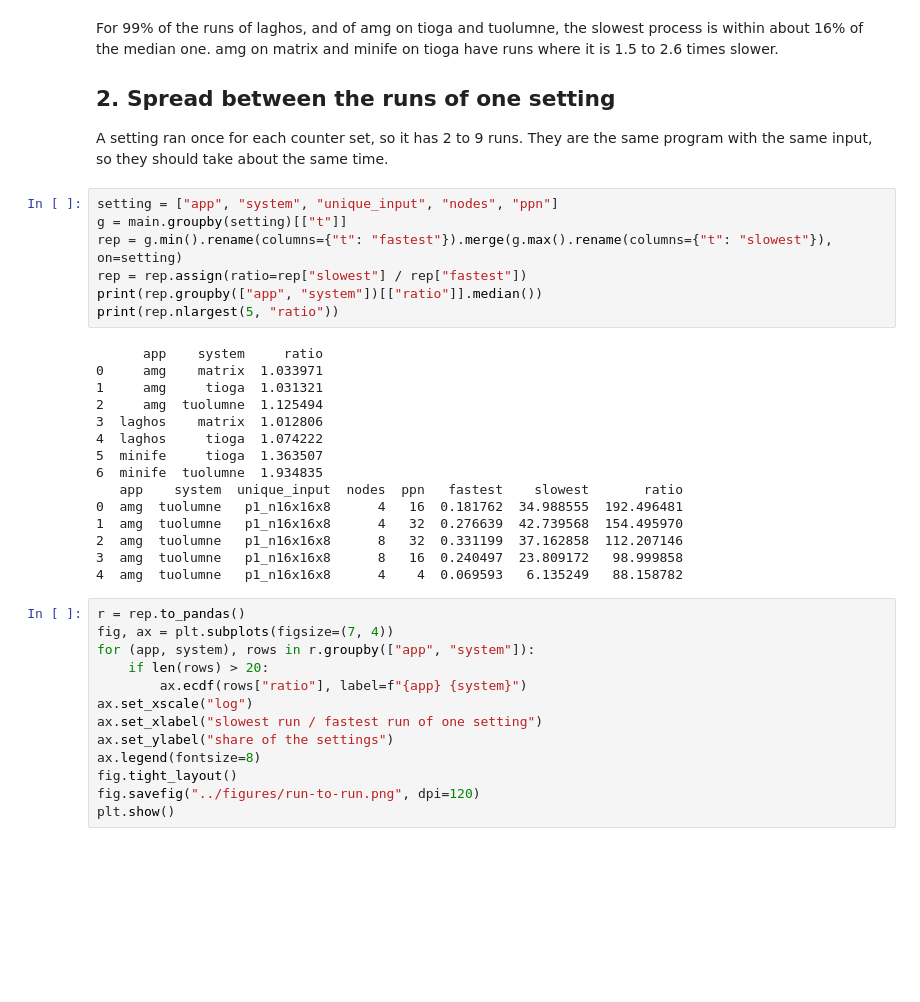
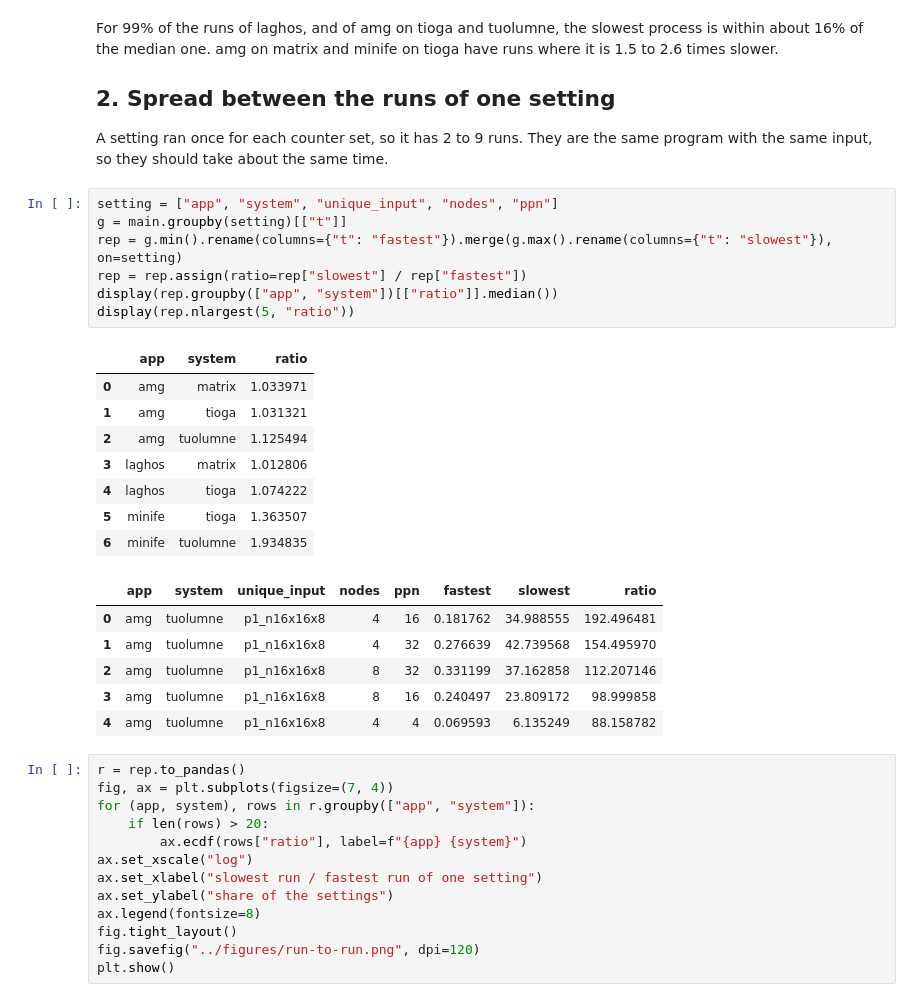
Before and after one commit to rayandrew/genesis-analysis, a Jupyter notebook: notebooks/09-spread-and-repeatability.ipynb, the cells around one changed output. Cells and saved outputs as stored; diff of their text form; blank space fills up the shorter version.

```diff
--- a/notebooks/09-spread-and-repeatability.ipynb
+++ b/notebooks/09-spread-and-repeatability.ipynb
@@ -55,25 +55,25 @@ They are the same program with the same input, so they should take about the sam
 # %%
 setting = ["app", "system", "unique_input", "nodes", "ppn"]
 g = main.groupby(setting)[["t"]]
 rep = g.min().rename(columns={"t": "fastest"}).merge(g.max().rename(columns={"t": "slowest"}), on=setting)
 rep = rep.assign(ratio=rep["slowest"] / rep["fastest"])
-print(rep.groupby(["app", "system"])[["ratio"]].median())
-print(rep.nlargest(5, "ratio"))
+display(rep.groupby(["app", "system"])[["ratio"]].median())
+display(rep.nlargest(5, "ratio"))
 # %% [output]
-      app    system     ratio
-0     amg    matrix  1.033971
-1     amg     tioga  1.031321
-2     amg  tuolumne  1.125494
-3  laghos    matrix  1.012806
-4  laghos     tioga  1.074222
-5  minife     tioga  1.363507
-6  minife  tuolumne  1.934835
-   app    system  unique_input  nodes  ppn   fastest    slowest       ratio
-0  amg  tuolumne   p1_n16x16x8      4   16  0.181762  34.988555  192.496481
-1  amg  tuolumne   p1_n16x16x8      4   32  0.276639  42.739568  154.495970
-2  amg  tuolumne   p1_n16x16x8      8   32  0.331199  37.162858  112.207146
-3  amg  tuolumne   p1_n16x16x8      8   16  0.240497  23.809172   98.999858
-4  amg  tuolumne   p1_n16x16x8      4    4  0.069593   6.135249   88.158782
+|  | app | system | ratio |
+| 0 | amg | matrix | 1.033971 |
+| 1 | amg | tioga | 1.031321 |
+| 2 | amg | tuolumne | 1.125494 |
+| 3 | laghos | matrix | 1.012806 |
+| 4 | laghos | tioga | 1.074222 |
+| 5 | minife | tioga | 1.363507 |
+| 6 | minife | tuolumne | 1.934835 |
+|  | app | system | unique_input | nodes | ppn | fastest | slowest | ratio |
+| 0 | amg | tuolumne | p1_n16x16x8 | 4 | 16 | 0.181762 | 34.988555 | 192.496481 |
+| 1 | amg | tuolumne | p1_n16x16x8 | 4 | 32 | 0.276639 | 42.739568 | 154.495970 |
+| 2 | amg | tuolumne | p1_n16x16x8 | 8 | 32 | 0.331199 | 37.162858 | 112.207146 |
+| 3 | amg | tuolumne | p1_n16x16x8 | 8 | 16 | 0.240497 | 23.809172 | 98.999858 |
+| 4 | amg | tuolumne | p1_n16x16x8 | 4 | 4 | 0.069593 | 6.135249 | 88.158782 |
 # %%
 r = rep.to_pandas()
 fig, ax = plt.subplots(figsize=(7, 4))
```
Also changed, not shown: parts of 2 cells of this notebook, 13 other files.
